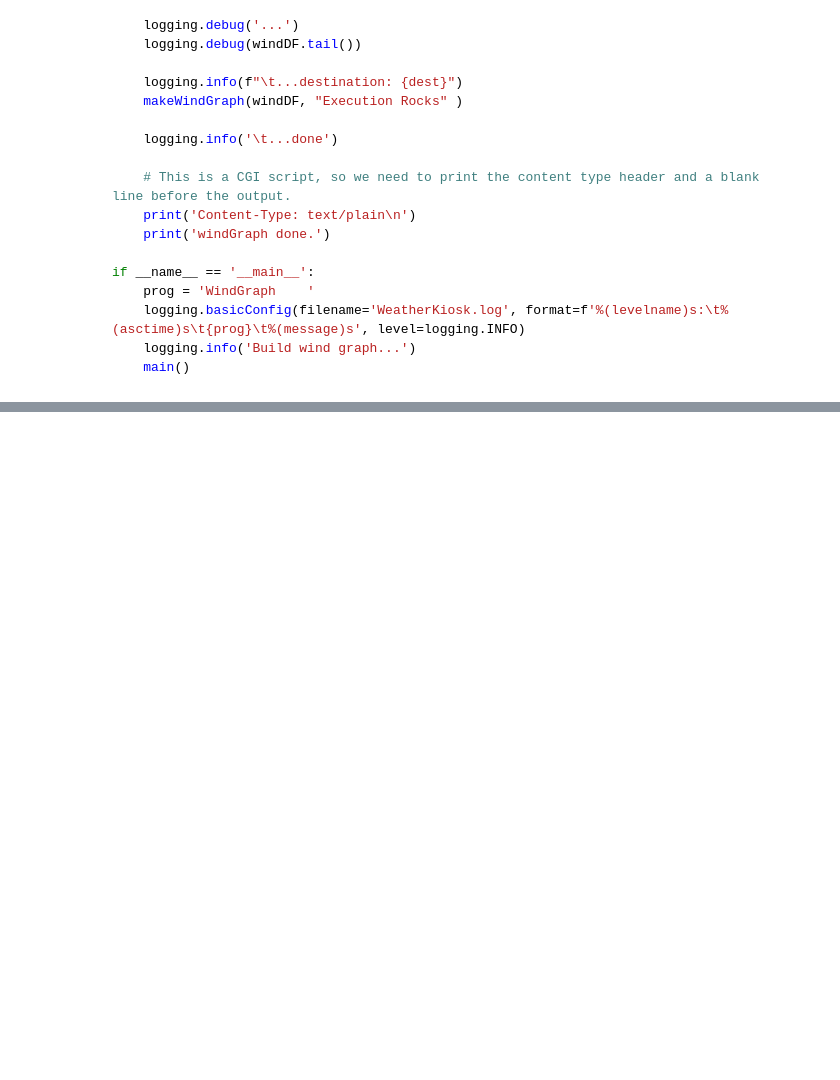
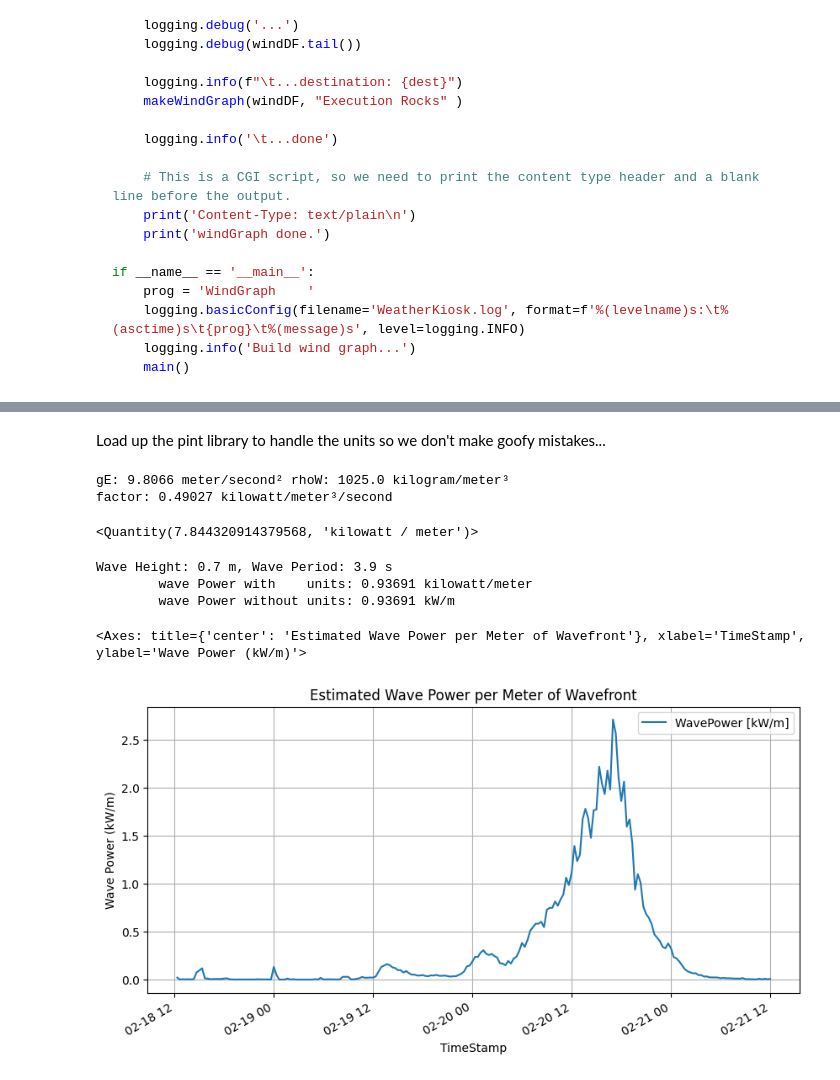
Before and after one commit to pbeeken/WeatherKiosk, a Jupyter notebook: WeatherTests.ipynb, the cells around one changed output, grey strips where cells are left out. Drawn from its saved outputs; the diff is of its cells as text; code cells hidden in the pictures; blank space fills up the shorter version.

```diff
--- a/WeatherTests.ipynb
+++ b/WeatherTests.ipynb
@@ -2503,0 +2542,55 @@ waveDF.tail(20)
+# %% [markdown]
+Load up the pint library to handle the units so we don't make goofy mistakes...
+# %%
+import pint
+SI = pint.UnitRegistry(system="mks")  # loads the default SI units
+SI.setup_matplotlib()
+
+gE=(1.0 * SI.gravity).to_base_units()     # gravitational acceleration at Earth's surface
+rhoW=SI('1025 kg/m^3')  # seawater
+
+print(f"gE: {gE:0.5P} rhoW: {rhoW:0.5P}")
+
+factor = (rhoW * gE**2 / (64 * np.pi)).to('kW/m / m^2/s')
+print(f"factor: {factor:0.5P}")
+
+factor * (2.0 * SI.meter)**2 * 4.0 * SI.second
+# %% [output]
+gE: 9.8066 meter/second² rhoW: 1025.0 kilogram/meter³
+factor: 0.49027 kilowatt/meter³/second
+<Quantity(7.844320914379568, 'kilowatt / meter')>
+# %%
+# Power of a wave per meter of wavefront: P = (rho * g^2 * H^2 * T) / (64 * pi)
+# where:
+# rho = density of seawater (kg/m^3)
+# g = acceleration due to gravity (m/s^2)
+# H = wave height (m)
+# T = wave period (s)
+def wavePowerPerMeter_Units(H, T):
+    # input H in WaveHgtSig [m] and T in WavPerAvg [s]  assumes inputs are using pint
+    wavePower = (rhoW * gE**2 / (64 * np.pi)) * H**2 * T
+    return wavePower.to('kW/m')
+
+
+def wavePowerPerMeter_kWpm(H, T):
+    # input H in WaveHgtSig [m] and T in WavPerAvg [s] presumes inputs match the units and aren't pint objects.
+    # wavePower = (rhoW.magnitude * gE.magnitude**2 / (64 * np.pi)) * H**2 * T)
+    wavePower = 0.49027  * H**2 * T
+    return wavePower # in kW/m
+
+n = -50
+hgt = waveDF['WaveHgtSig [m]'].iloc[n]
+per = waveDF['WavPerAvg [s]'].iloc[n]
+print(f"Wave Height: {hgt} m, Wave Period: {per} s")
+print(f"\twave Power with    units: {wavePowerPerMeter_Units(hgt * SI.meter, per * SI.second):0.5P}")
+print(f"\twave Power without units: {wavePowerPerMeter_kWpm(hgt, per):.5f} kW/m")
+
+
+waveDF['WavePower [kW/m]'] = wavePowerPerMeter_kWpm(waveDF['WaveHgtSig [m]'], waveDF['WavPerAvg [s]'])
+waveDF[['WavePower [kW/m]']].plot(ylabel='Wave Power (kW/m)', title='Estimated Wave Power per Meter of Wavefront', figsize=(10, 5), grid=True)
+# %% [output]
+Wave Height: 0.7 m, Wave Period: 3.9 s
+        wave Power with    units: 0.93691 kilowatt/meter
+        wave Power without units: 0.93691 kW/m
+<Axes: title={'center': 'Estimated Wave Power per Meter of Wavefront'}, xlabel='TimeStamp', ylabel='Wave Power (kW/m)'>
+[figure, added]
```
Also changed, not shown: parts of 27 cells of this notebook, 1 other file.
